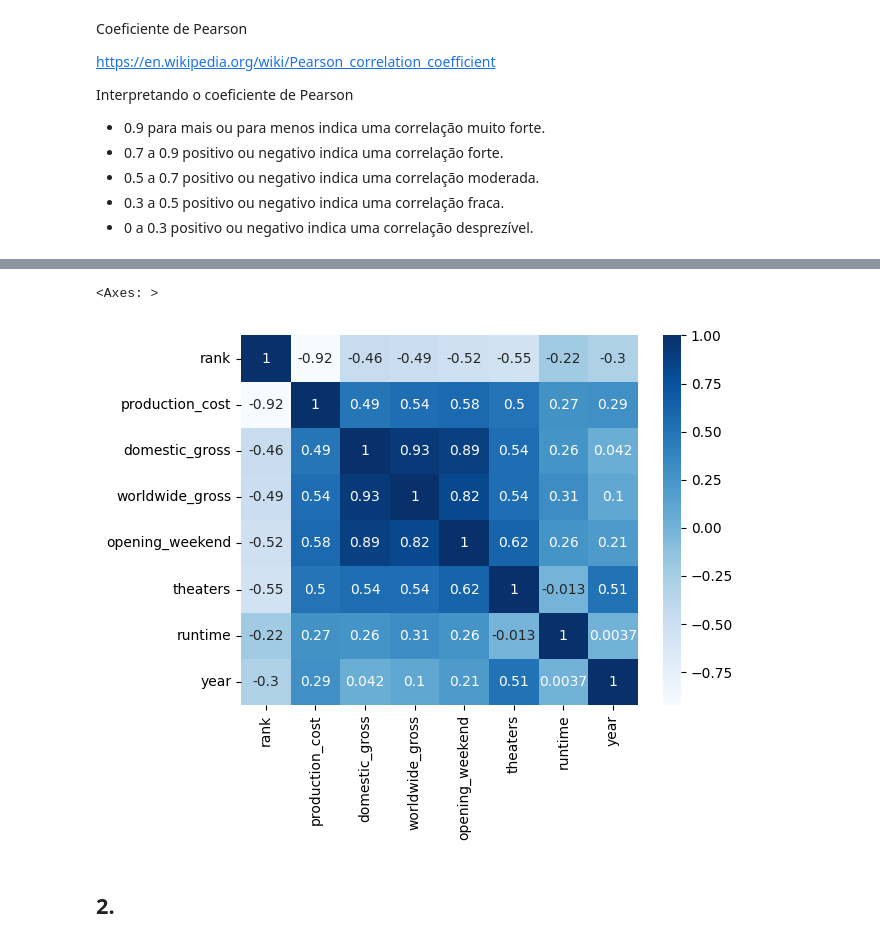
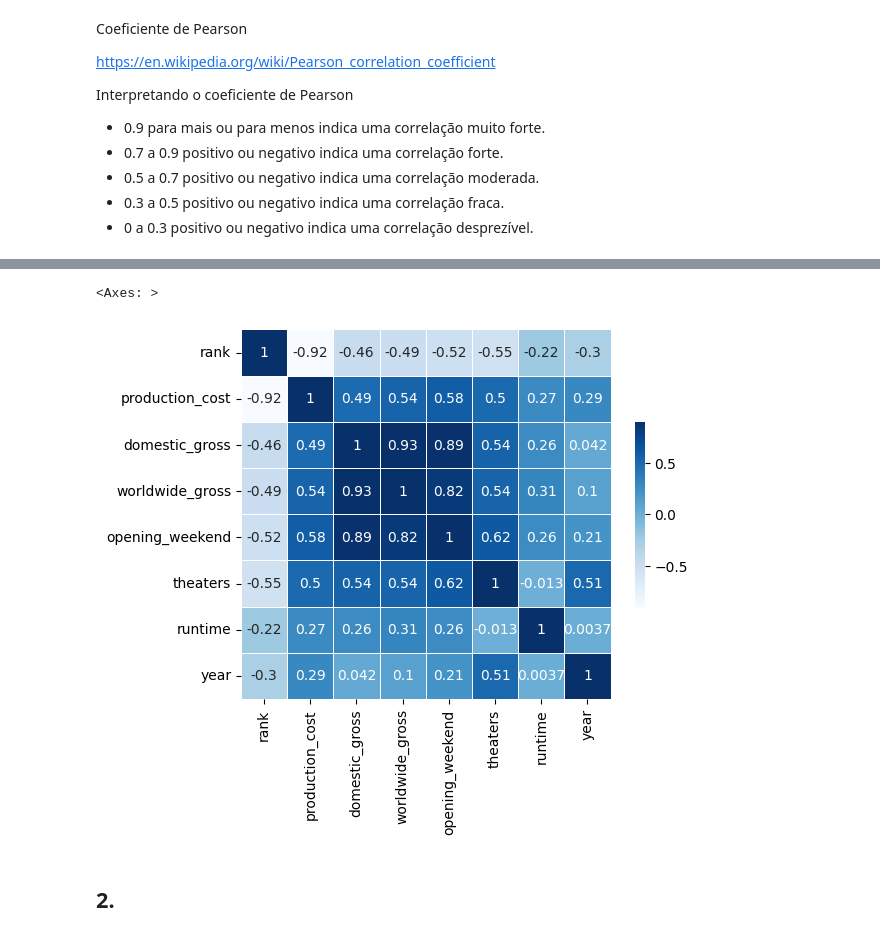
Before and after one commit to arthurabelo/AnaliseFilmesPandas, a Jupyter notebook: Analise_Filmes.ipynb, the cells around one changed output, grey strips where cells are left out. Cells and saved outputs as stored; diff of their text form; code cells hidden in the pictures.

```diff
--- a/Analise_Filmes.ipynb
+++ b/Analise_Filmes.ipynb
@@ -145,7 +145,7 @@ Interpretando o coeficiente de Pearson
 # %%
 colunas_numericas = ['rank', 'production_cost', 'domestic_gross', 'worldwide_gross', 'opening_weekend', 'theaters', 'runtime', 'year']
 # %%
-correlacao = df_filmes[colunas_numericas].corr()
+correlacao = df_filmes[colunas_numericas].corr(method="pearson")
 correlacao
 # %% [output]
 |  | rank | production_cost | domestic_gross | worldwide_gross | opening_weekend | theaters | runtime | ... |
@@ -158,10 +158,11 @@ correlacao
 | runtime | -0.219339 | 0.273057 | 0.262348 | 0.313970 | 0.261564 | -0.012624 | 1.000000 | ... |
 | year | -0.296317 | 0.289846 | 0.041829 | 0.104909 | 0.209180 | 0.509213 | 0.003725 | ... |
 # %%
-sb.heatmap(correlacao, cmap='Blues', annot=True)
+sb.heatmap(correlacao, cmap='Blues', annot=True, vmax=.9, vmin=-.9, center=0,
+            square=True, linewidths=.5, cbar_kws={"shrink": .5})
 # %% [output]
 <Axes: >
-[figure, old version]
+[figure, new version]
 # %% [markdown]
 ## 2.
 # %% [markdown]
```
Also changed, not shown: parts of 1 cell of this notebook.
